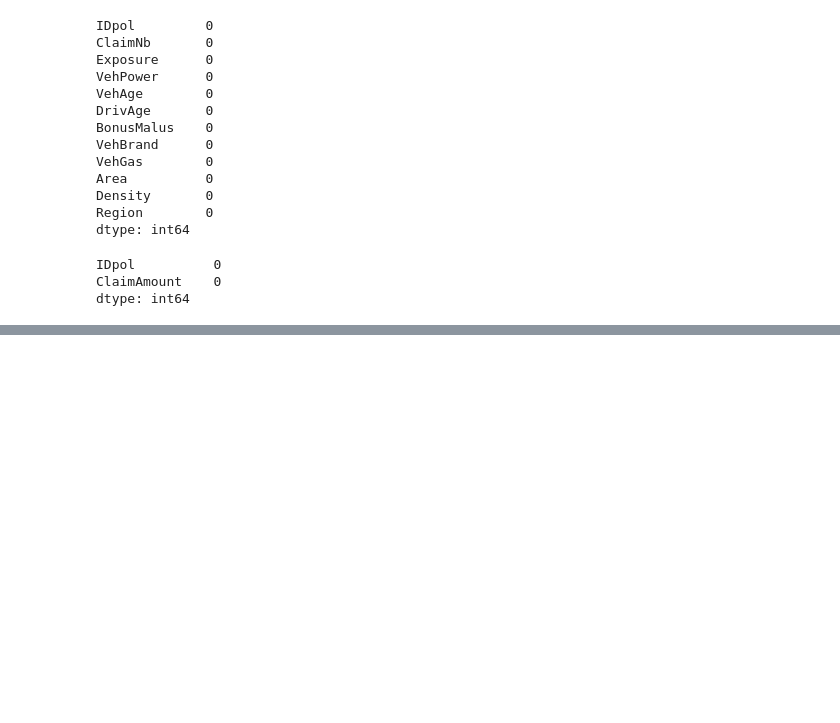
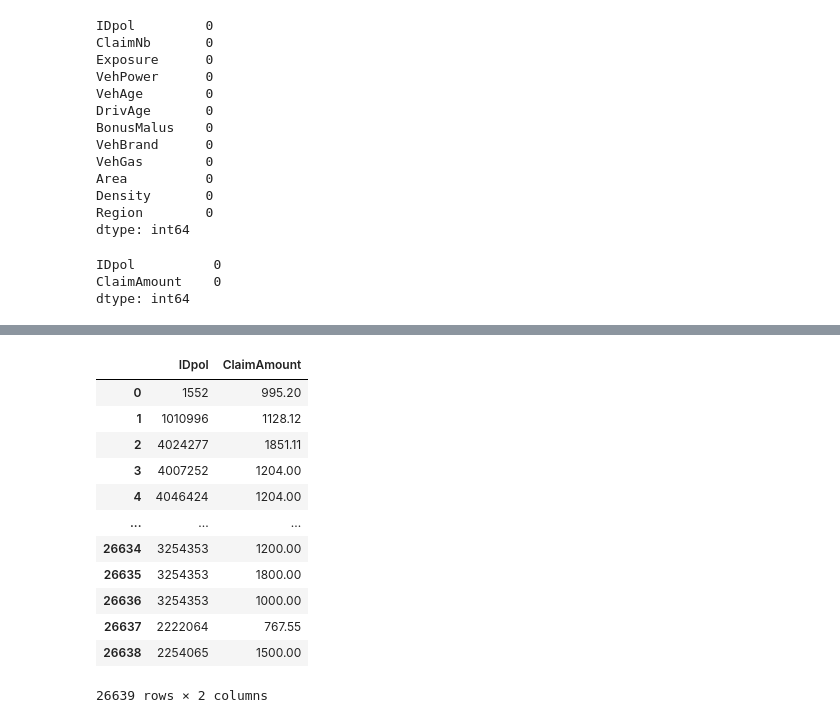
Before and after one commit to dvamsidhar2002/Improving_Motor_Insurance_Pricing_Through_Joint_Modelling_of_Claim_Frequency_and_Claim_Severity, a Jupyter notebook: Data_Audit_and_Reconcilation/Exploratory_Data_Analysis.ipynb, the cells around one changed output, grey strips where cells are left out. Saved outputs shown, nothing was run; the diff lists cells and outputs as text; code cells hidden in the pictures; blank space fills up the shorter version.

```diff
--- a/Data_Audit_and_Reconcilation/Exploratory_Data_Analysis.ipynb
+++ b/Data_Audit_and_Reconcilation/Exploratory_Data_Analysis.ipynb
@@ -93,0 +117,16 @@ dtype: int64
+# %%
+severity_data
+# %% [output]
+|  | IDpol | ClaimAmount |
+| 0 | 1552 | 995.20 |
+| 1 | 1010996 | 1128.12 |
+| 2 | 4024277 | 1851.11 |
+| 3 | 4007252 | 1204.00 |
+| 4 | 4046424 | 1204.00 |
+| ... | ... | ... |
+| 26634 | 3254353 | 1200.00 |
+| 26635 | 3254353 | 1800.00 |
+| 26636 | 3254353 | 1000.00 |
+| 26637 | 2222064 | 767.55 |
+| 26638 | 2254065 | 1500.00 |
+26639 rows × 2 columns
```
Also changed, not shown: parts of 16 cells of this notebook, 2 other files.
